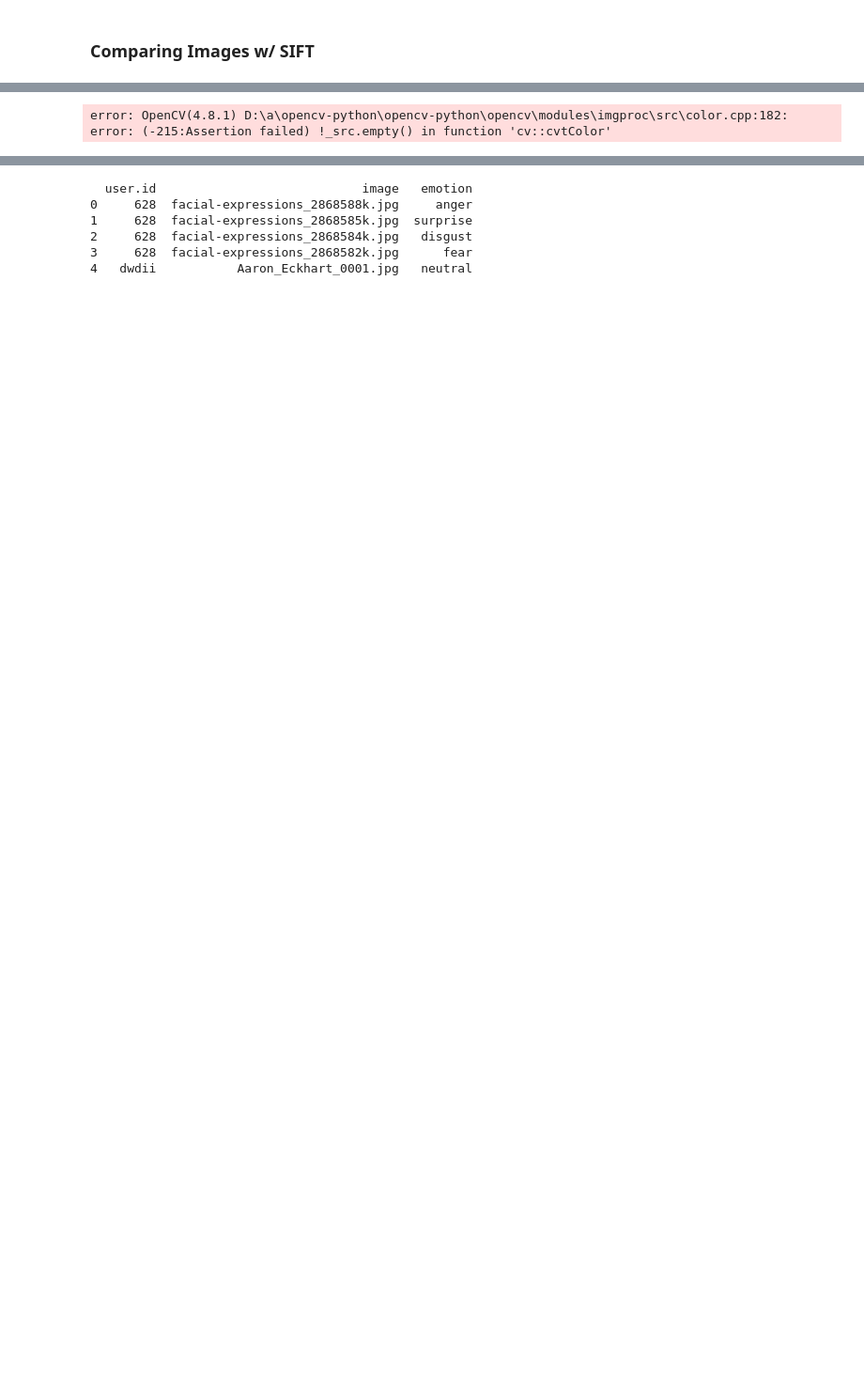
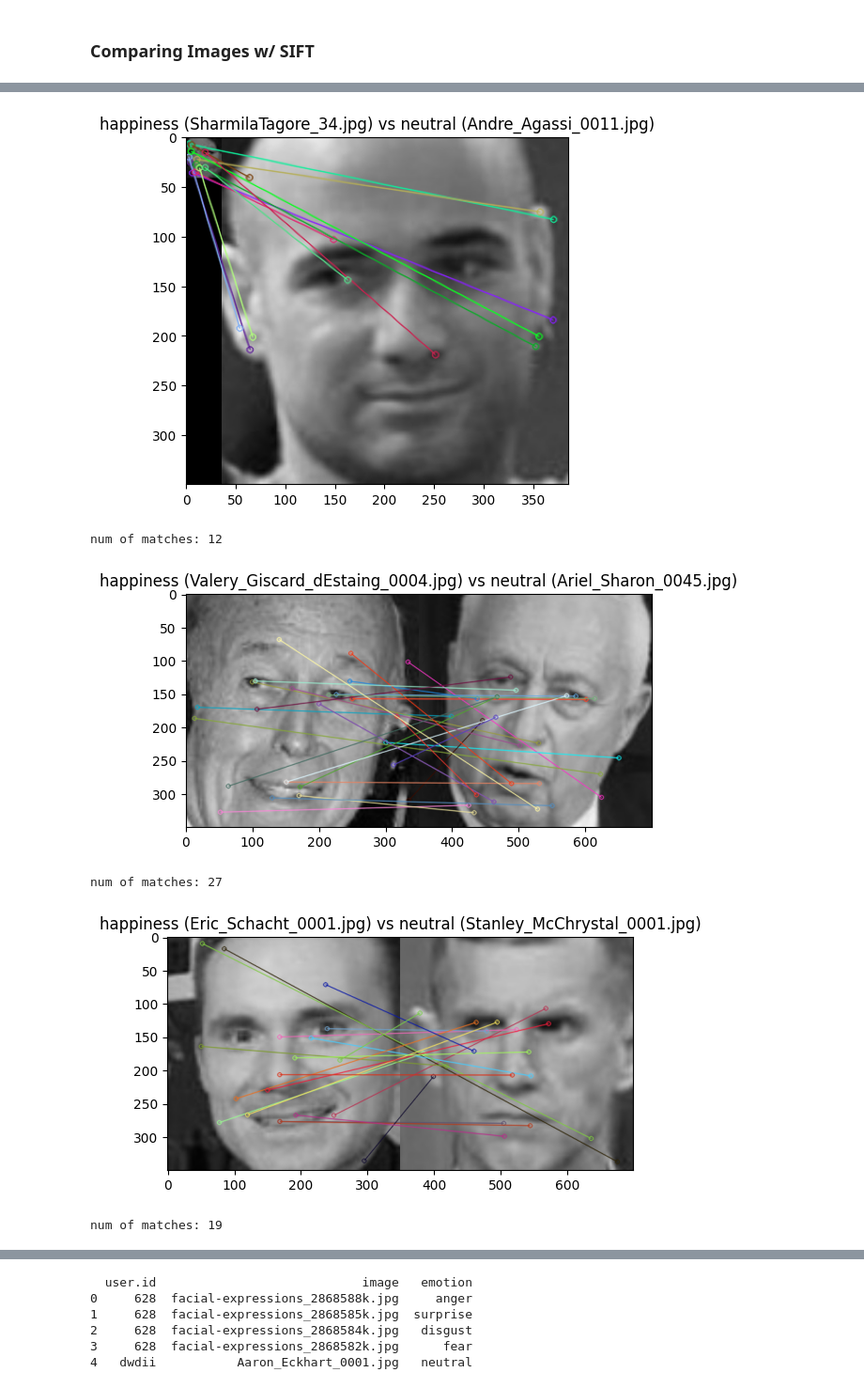
Before and after one commit to brandonkeung/Emotion-Recognition, a Jupyter notebook: cnn-emotion detection.ipynb, the cells around one changed output, grey strips where cells are left out. Shown at 94% size. Cells and saved outputs as stored; diff of their text form; code cells hidden in the pictures; blank space fills up the shorter version.

```diff
--- a/cnn-emotion detection.ipynb
+++ b/cnn-emotion detection.ipynb
@@ -222,39 +245,44 @@ while True:
     sample = facial_df[facial_df['emotion']=="happiness"]['image'].sample(1).values
     sample2 = facial_df[facial_df['emotion']=="neutral"]['image'].sample(1).values
 
-    img1 = "../CS 178/cs178_facial_expressions/images/" + str(sample[0])
-    img2 = "../CS 178/cs178_facial_expressions/images/" + str(sample2[0])
+    img1 = "facial_expressions-master/images/" + str(sample[0])
+    img2 = "facial_expressions-master/images/" + str(sample2[0])
 
     #reading images
     img1 = cv2.imread(img1)
     img2 = cv2.imread(img2)
 
     img1 = cv2.cvtColor(img1, cv2.COLOR_BGR2GRAY)
     img2 = cv2.cvtColor(img2, cv2.COLOR_BGR2GRAY)
 
     #sift
     sift = cv2.SIFT_create() # creates a sift object
 
     keypoints_1, descriptors_1 = sift.detectAndCompute(img1,None)
     keypoints_2, descriptors_2 = sift.detectAndCompute(img2,None)
 
 
     #feature matching
     bf = cv2.BFMatcher(cv2.NORM_L1, crossCheck=True)
 
     matches = bf.match(descriptors_1,descriptors_2)
     matches = sorted(matches, key = lambda x:x.distance)
 
     img3 = cv2.drawMatches(img1, keypoints_1, img2, keypoints_2, matches[:50], img2, flags=2)
     plt.title(f"happiness ({sample[0]}) vs neutral ({sample2[0]})")
     plt.imshow(img3),plt.show()
 
     print("num of matches:", len(matches))
 
 
 # over 50
 # test 1: avg = 21.94
 # test 2: avg = 22.9
 # test 3: avg = 24
 # %% [output]
+[figure, added]
-error: OpenCV(4.8.1) D:\a\opencv-python\opencv-python\opencv\modules\imgproc\src\color.cpp:182: error: (-215:Assertion failed) !_src.empty() in function 'cv::cvtColor'
+num of matches: 12
+[figure, added]
+num of matches: 27
+[figure, added]
+num of matches: 19
```
Also changed, not shown: parts of 12 cells of this notebook, 1 other file.
